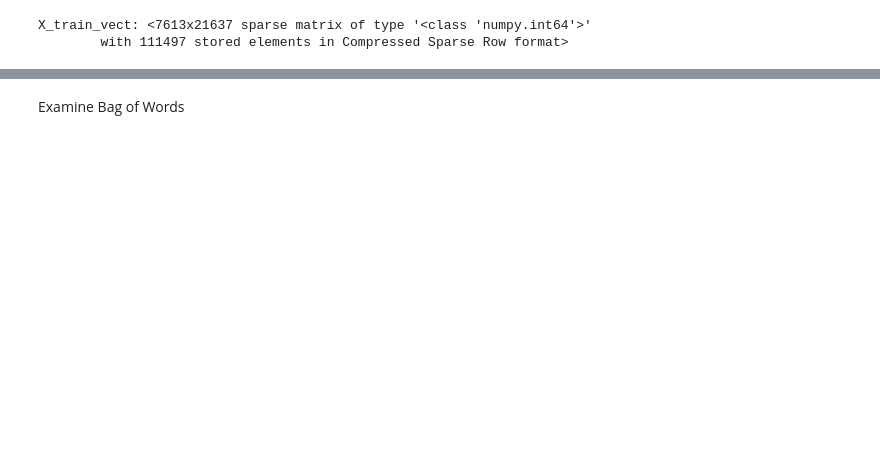
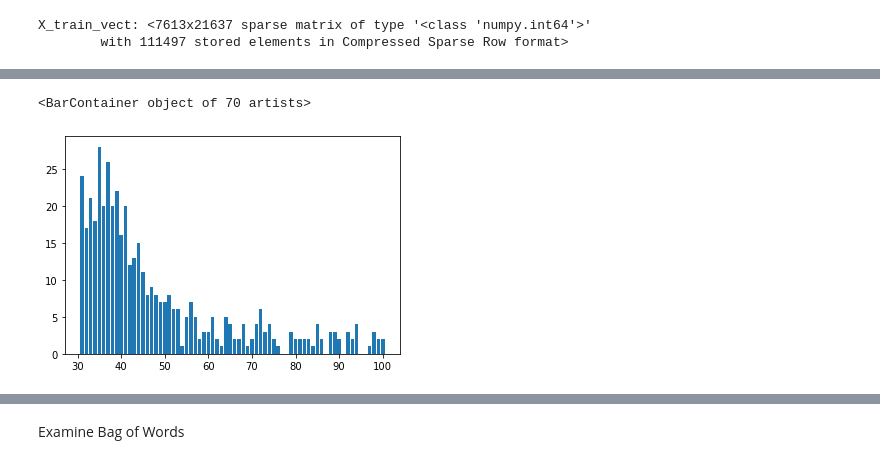
Before and after one commit to jennamurphymcad/Final-Project, a Jupyter notebook: Disaster/Final_Analysis_Disaster.ipynb, the cells around one changed output, grey strips where cells are left out. Cells and saved outputs as stored; diff of their text form; code cells hidden in the pictures; blank space fills up the shorter version.

```diff
--- a/Disaster/Initial_Analysis_Disaster.ipynb
+++ b/Disaster/Final_Analysis_Disaster.ipynb
@@ -124,0 +139,6 @@ Dense representation of bag_of_words::
+# %%
+# Medium frequency tokens (30 to 100)
+plt.bar(b[30:100],a[30:100])
+# %% [output]
+<BarContainer object of 70 artists>
+[figure, added]
```
Also changed, not shown: parts of 57 cells of this notebook, 6 other files.
